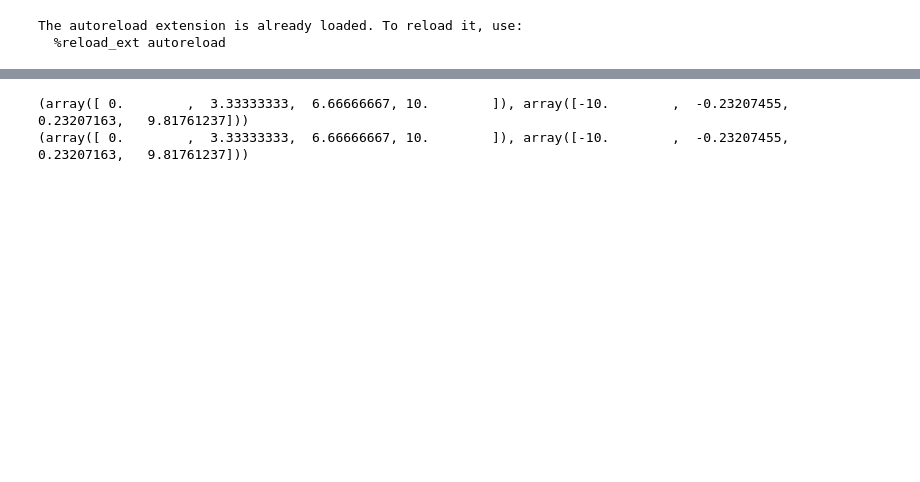
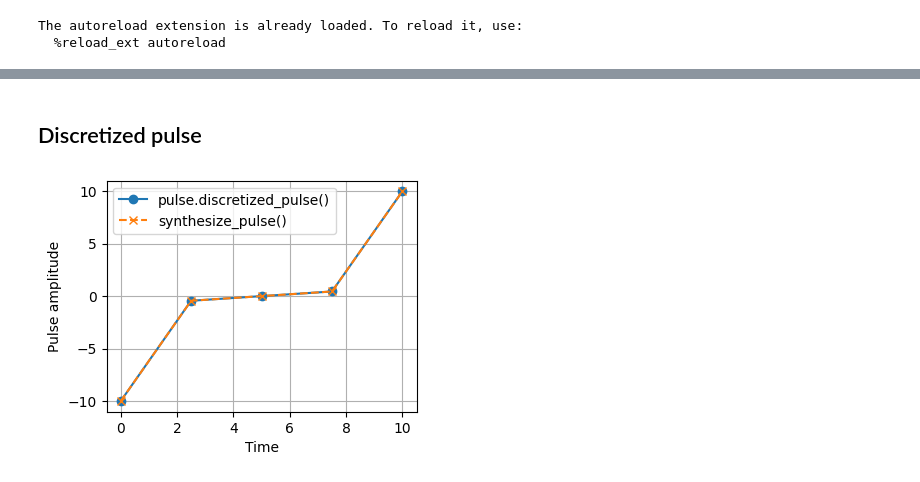
Before and after one commit to cventurameinersen/geodesiq-control, a Jupyter notebook: dev/pulse_class_test.ipynb, the cells around one changed output, grey strips where cells are left out. Drawn from its saved outputs; the diff is of its cells as text; code cells hidden in the pictures; blank space fills up the shorter version.

```diff
--- a/dev/pulse_class_test.ipynb
+++ b/dev/pulse_class_test.ipynb
@@ -46,9 +48,26 @@ fig, ax = pulse.plot_pulse(show=True)
+# %% [markdown]
+## Discretized pulse
 # %%
 pulse = hamiltonian.synthesize_pulse(duration=10)
-discretized_pulse = pulse.discretized_pulse()
-discretized_pulse_direct = hamiltonian.synthesize_pulse(duration=10, method='discretized')
-print(discretized_pulse)
-print(discretized_pulse_direct)
+
+steps = 5
+discretized_pulse = pulse.discretized_pulse(linear_steps=steps)
+discretized_pulse_direct = hamiltonian.synthesize_pulse(duration=10, method='discretized', pulse_kwargs={'linear_steps' : steps})
+
+t1, p1 = discretized_pulse
+t2, p2 = discretized_pulse_direct
+
+plt.figure(figsize=(4,3))
+
+# Plot both to verify they match
+plt.plot(t1, p1, 'o-', label='pulse.discretized_pulse()')
+plt.plot(t2, p2, 'x--', label='synthesize_pulse()')
+
+plt.xlabel("Time")
+plt.ylabel("Pulse amplitude")
+plt.legend()
+plt.grid(True)
+
+plt.show()
 # %% [output]
-(array([ 0.        ,  3.33333333,  6.66666667, 10.        ]), array([-10.        ,  -0.23207455,   0.23207163,   9.81761237]))
-(array([ 0.        ,  3.33333333,  6.66666667, 10.        ]), array([-10.        ,  -0.23207455,   0.23207163,   9.81761237]))
+[figure, added]
```
Also changed, not shown: parts of 7 cells of this notebook, 2 other files.
